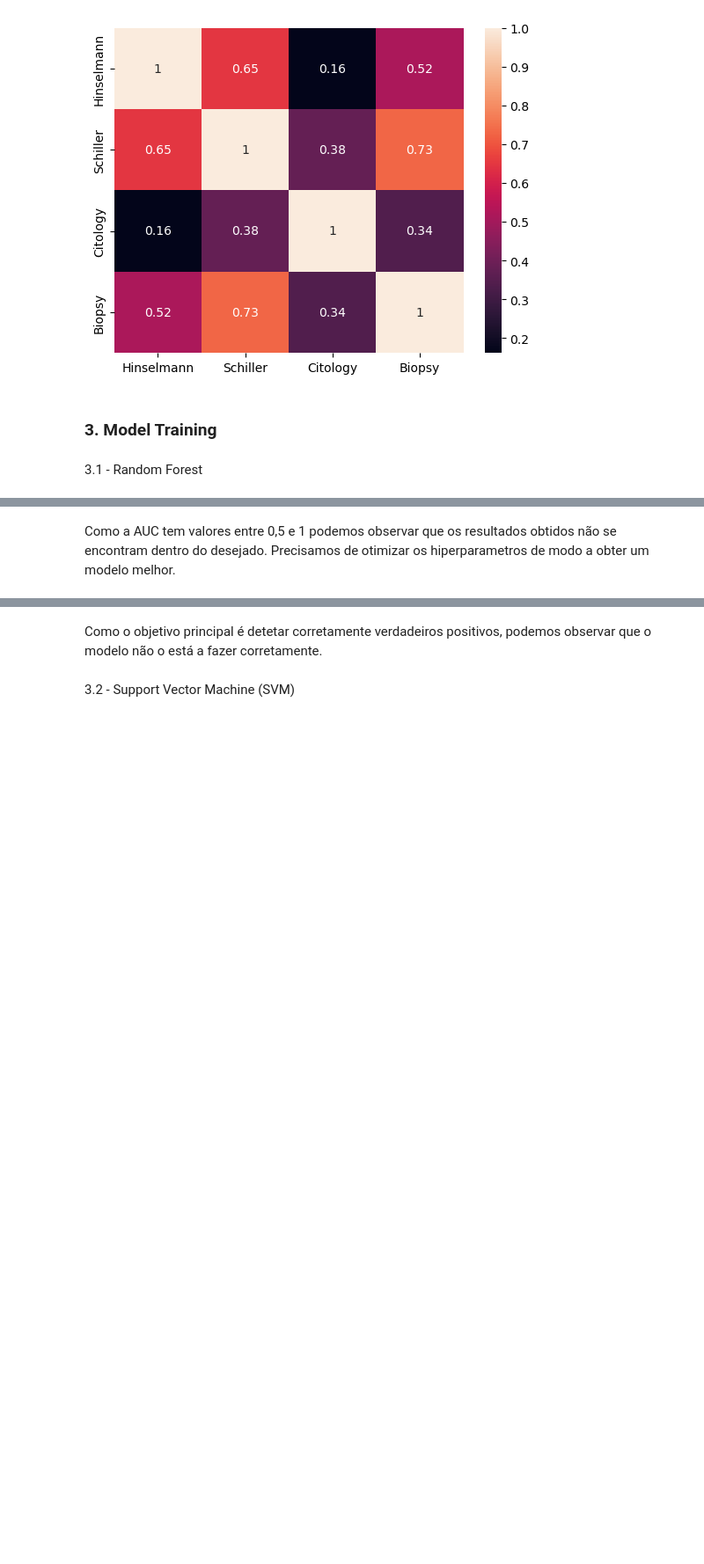
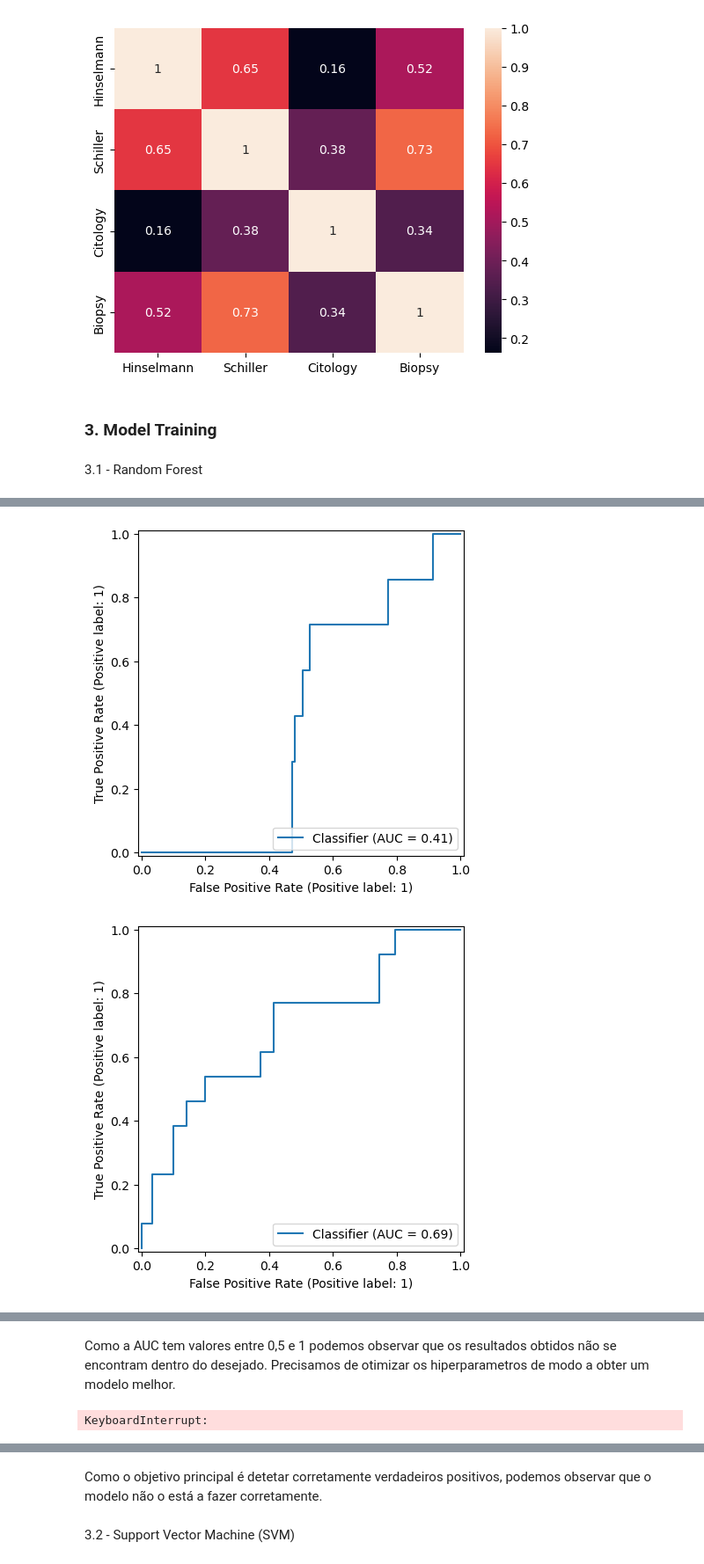
Before and after one commit to PedroC12804/Projeto-AAEB, a Jupyter notebook: Projeto .ipynb, the cells around one changed output, grey strips where cells are left out. Shown: that part at 88% size. Saved outputs shown, nothing was run; the diff lists cells and outputs as text; code cells hidden in the pictures; blank space fills up the shorter version.

```diff
--- a/Projeto .ipynb
+++ b/Projeto .ipynb
@@ -387,0 +428,10 @@ for target in ['Hinselmann', 'Schiller', 'Citology', 'Biopsy']:
+# %%
+param_grid = {
+    'n_estimators': [100, 300],          # Número de árvores
+    'max_depth': [None, 10, 20],         # Profundidade máxima
+    'min_samples_split': [2, 5, 10],    # Divisão mínima válida
+    'min_samples_leaf': [1, 2, 4],      # Tamanho mínimo da folha
+}
+metrics, best_models_list = Grid_search( random_forest, param_grid, X_train, y_train, X_test, y_test)
+metrics.head()
+# %% [output]
@@ -387,0 +444,2 @@ for target in ['Hinselmann', 'Schiller', 'Citology', 'Biopsy']:
+[figure, added]
+[figure, added]
@@ -455,0 +450,16 @@ plt.show()
+# %%
+# Definir o grid de parâmetros com valores válidos
+param_grid = {
+    'n_estimators': [100, 300, 500, 1000],
+    'max_depth': [None, 10, 20, 30, 50],
+    'min_samples_split': [2, 5, 10, 15, 20],
+    'min_samples_leaf': [1, 2, 4, 8],
+    'max_features': [None, 'sqrt', 'log2']
+}
+metrics = Grid_search( random_forest, param_grid, X_train, y_train, X_test, y_test)
+metrics.head()
+
+
+#aqui é oq ta mt tempo a correr
+# %% [output]
+KeyboardInterrupt:
```
Also changed, not shown: parts of 12 cells of this notebook.
